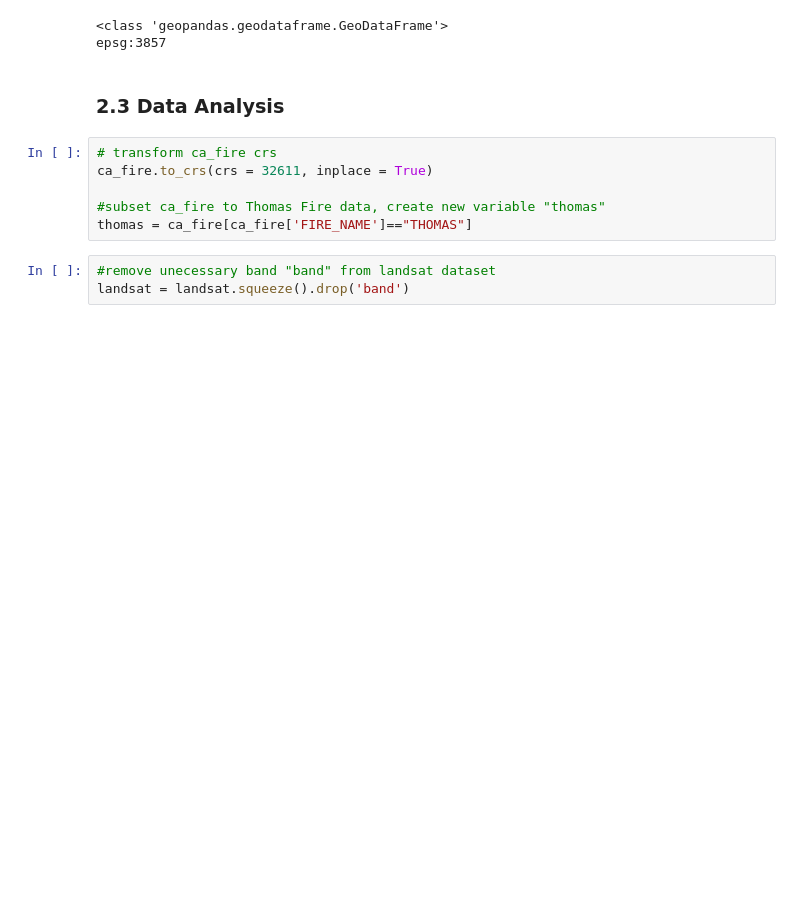
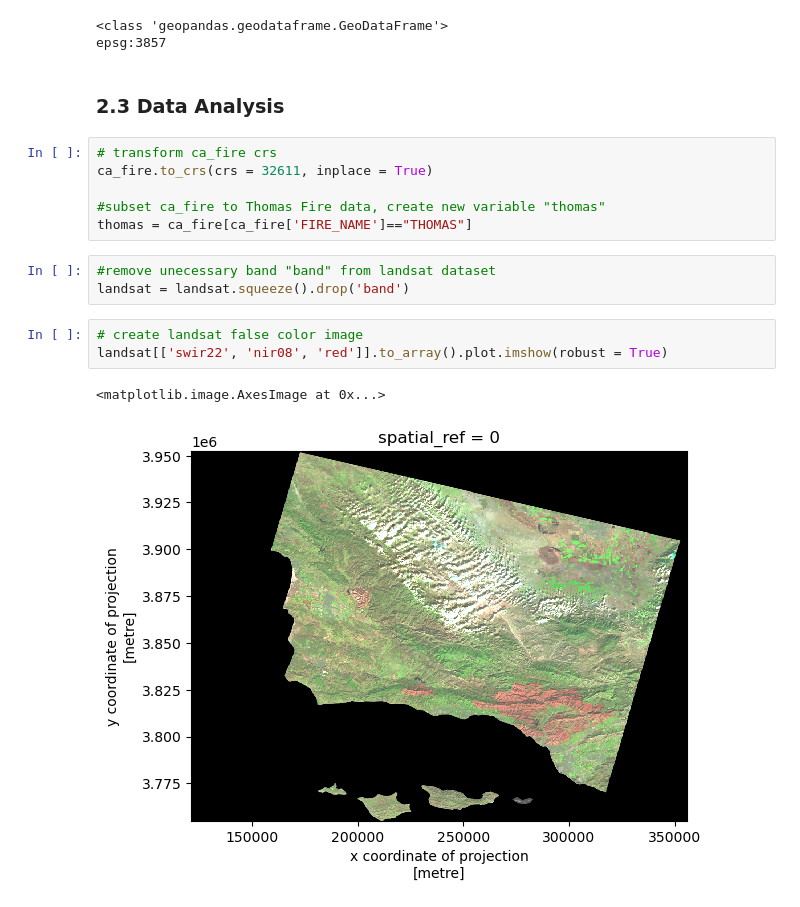
Before and after one commit to kristinaglass/presentation-ready-repo, a Jupyter notebook: thomas_fire_analysis.ipynb, the cells around one changed output. Saved outputs shown, nothing was run; the diff lists cells and outputs as text; blank space fills up the shorter version.

Commit message:
plot landsat data

```diff
--- a/thomas_fire_analysis.ipynb
+++ b/thomas_fire_analysis.ipynb
@@ -203,3 +203,9 @@ thomas = ca_fire[ca_fire['FIRE_NAME']=="THOMAS"]
 # %%
 #remove unecessary band "band" from landsat dataset
 landsat = landsat.squeeze().drop('band')
+# %%
+# create landsat false color image
+landsat[['swir22', 'nir08', 'red']].to_array().plot.imshow(robust = True)
+# %% [output]
+<matplotlib.image.AxesImage at 0x...>
+[figure, added]
```
Also changed, not shown: parts of 2 cells of this notebook.
